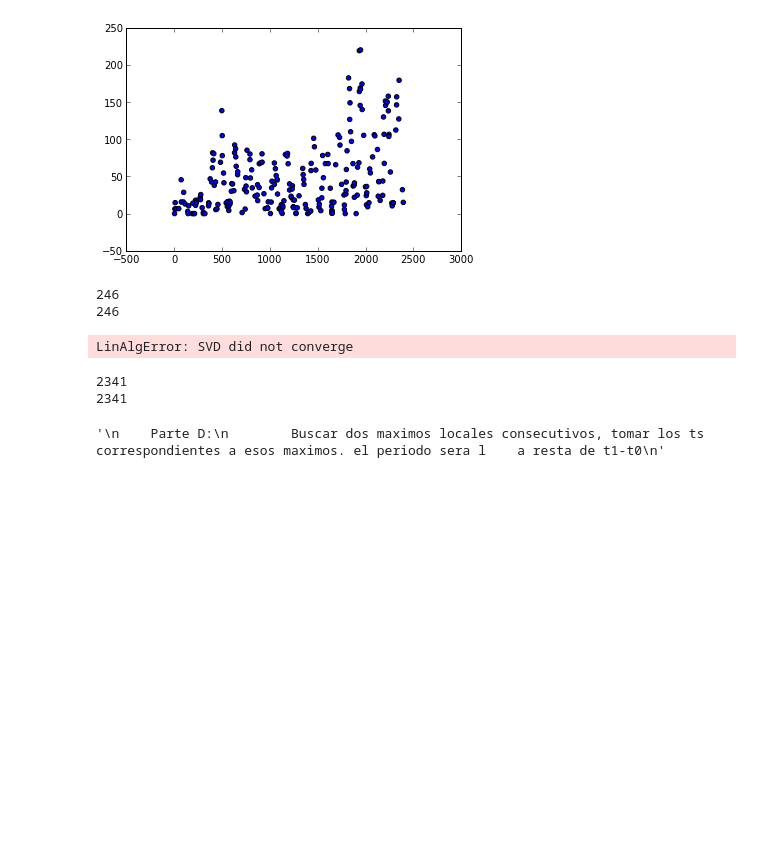
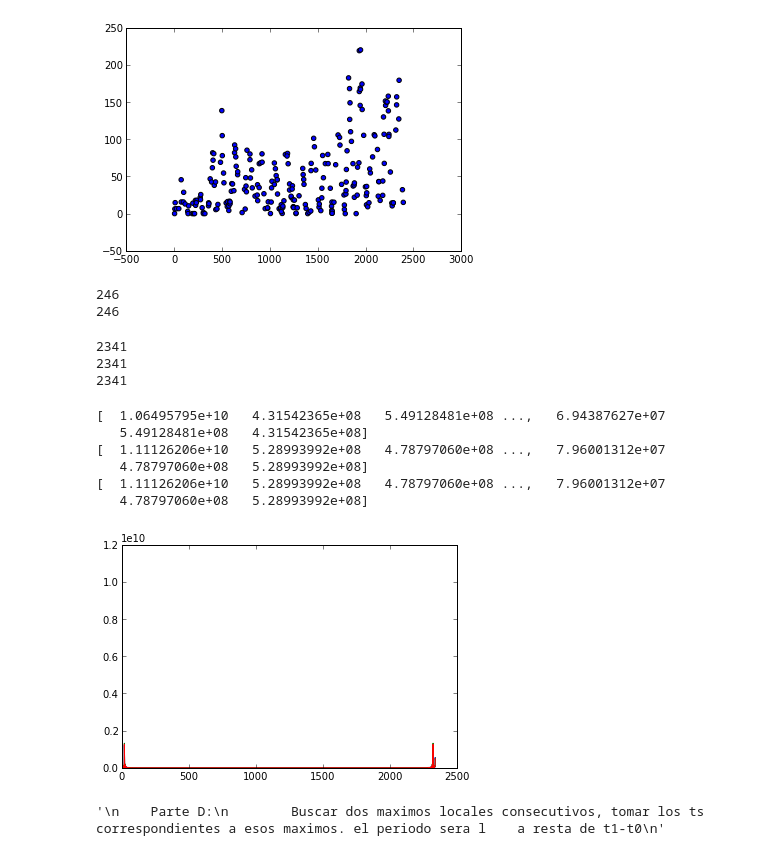
Before and after one commit to MateoJimenez19/Tarea_5-, a Jupyter notebook: Tarea5_2.ipynb, the cells around one changed output. Drawn from its saved outputs; the diff is of its cells as text; code cells hidden in the pictures; blank space fills up the shorter version.

Commit message:
Se desarrollaron las interpolaciones y las transformadas de fourier

```diff
--- a/Tarea5_2.ipynb
+++ b/Tarea5_2.ipynb
@@ -85,21 +85,52 @@ print size (y)
 246
 246
 # %%
-f_c = interp1d(x,y, kind = 'cubic')
+f_c = interp1d(x,y, kind = 'quadratic')
-# %% [output]
-LinAlgError: SVD did not converge
 # %%
 #creamos el vector completo con todos los meses (2390 meses)
 y_z = []
 y_l = []
+y_c = []
 
 for i in range (3,2344):
     y_z.append(f_z(i))
     y_l.append(f_l(i))
+    y_c.append(f_c(i))
 
 print size (y_z)
 print size (y_l)
+print size (y_c)
 # %% [output]
 2341
 2341
+2341
+# %%
+# Hacemos la transformada de fourier para las señales creadas con la interpolacion
+
+fft_yz = fft(y_z)
+fft_yl = fft(y_l)
+
+fft_yc = fft(y_c)
+# %%
+#calculamos los espectros de potencia
+
+pot_yz = pow(abs(fft_yz),2)
+pot_yl = pow(abs(fft_yl),2)
+pot_yc = pow(abs(fft_yc),2)
+
+plt.plot(pot_yz)
+plt.plot(pot_yl)
+plt.plot(pot_yc)
+
+print pot_yz
+print pot_yl
+print pot_yl
+# %% [output]
+[  1.06495795e+10   4.31542365e+08   5.49128481e+08 ...,   6.94387627e+07
+   5.49128481e+08   4.31542365e+08]
+[  1.11126206e+10   5.28993992e+08   4.78797060e+08 ...,   7.96001312e+07
+   4.78797060e+08   5.28993992e+08]
+[  1.11126206e+10   5.28993992e+08   4.78797060e+08 ...,   7.96001312e+07
+   4.78797060e+08   5.28993992e+08]
+[figure, added]
 # %%
```
Also changed, not shown: parts of 1 cell of this notebook, 1 other file.
